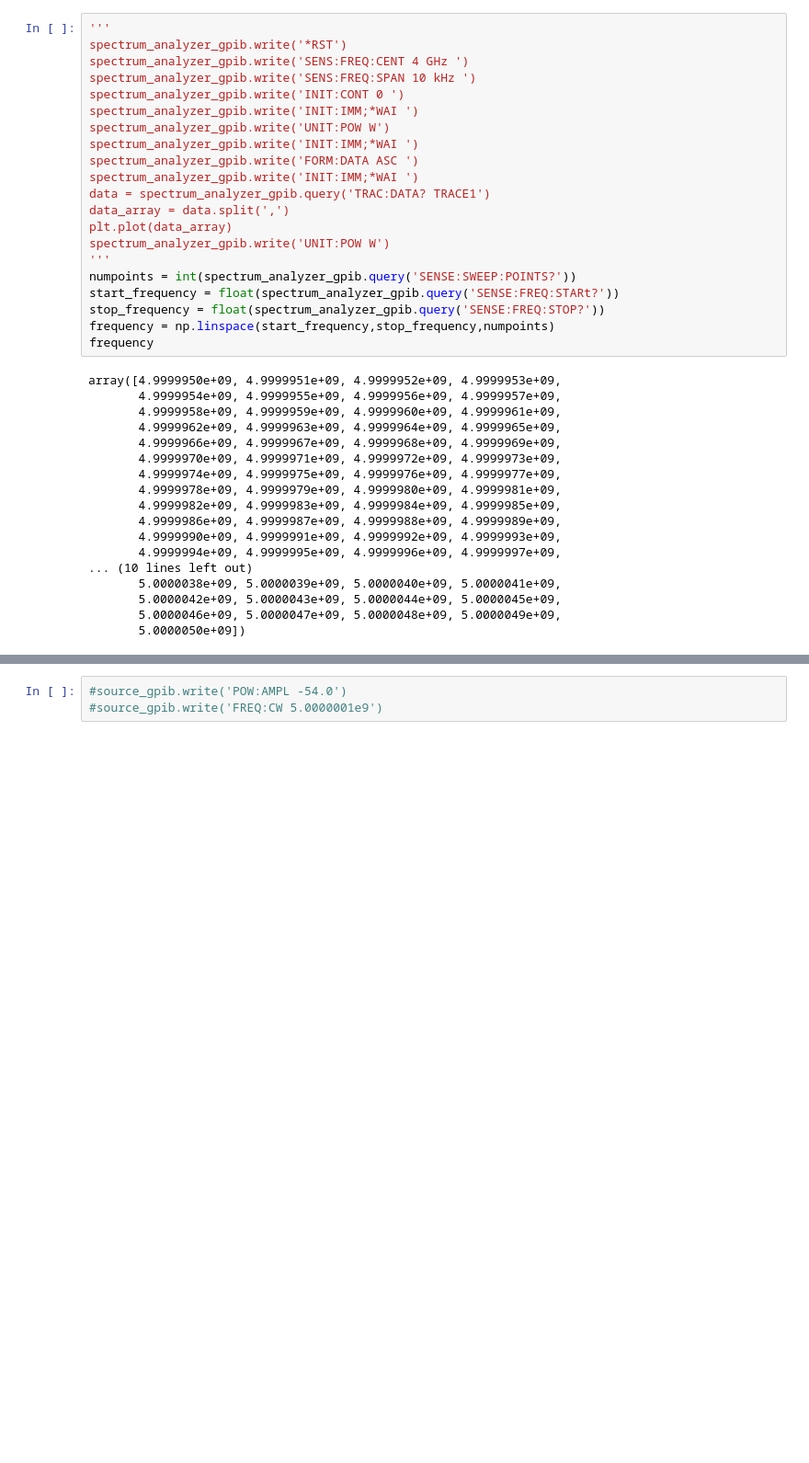
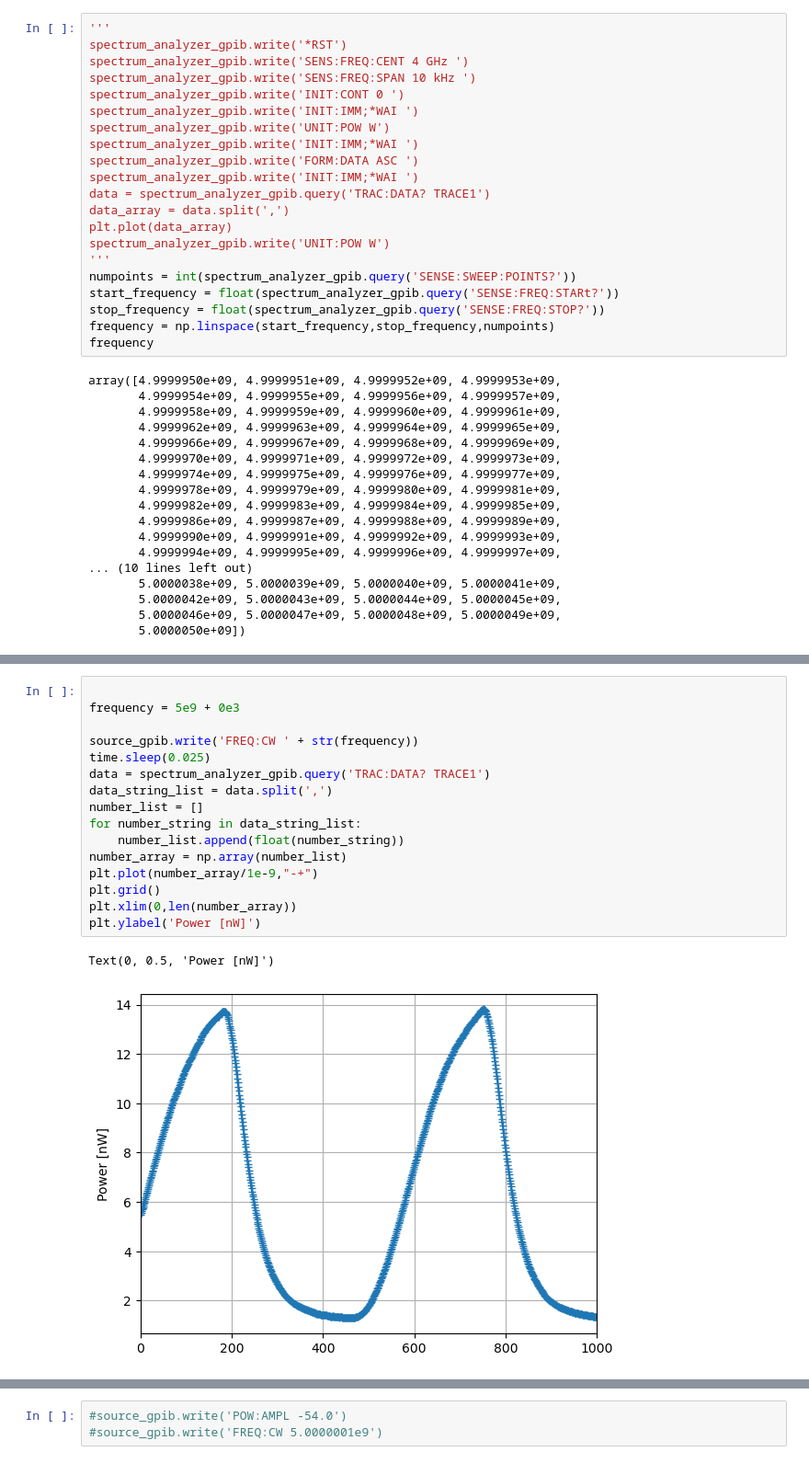
Before and after one commit to lafefspietz/organic-web, a Jupyter notebook: mouse-xy/spectrum_analyzer_and_RF_scource.ipynb, the cells around one changed output, grey strips where cells are left out. Shown at 92% size. Drawn from its saved outputs; the diff is of its cells as text; blank space fills up the shorter version.

```diff
--- a/mouse-xy/spectrum_analyzer_and_RF_scource.ipynb
+++ b/mouse-xy/spectrum_analyzer_and_RF_scource.ipynb
@@ -95,0 +101,19 @@ plt.grid()
+# %%
+
+frequency = 5e9 + 0e3
+
+source_gpib.write('FREQ:CW ' + str(frequency))
+time.sleep(0.025)
+data = spectrum_analyzer_gpib.query('TRAC:DATA? TRACE1')
+data_string_list = data.split(',')
+number_list = []
+for number_string in data_string_list:
+    number_list.append(float(number_string))
+number_array = np.array(number_list)
+plt.plot(number_array/1e-9,"-+")
+plt.grid()
+plt.xlim(0,len(number_array))
+plt.ylabel('Power [nW]')
+# %% [output]
+Text(0, 0.5, 'Power [nW]')
+[figure, added]
```
Also changed, not shown: parts of 9 cells of this notebook, 5 other files.
